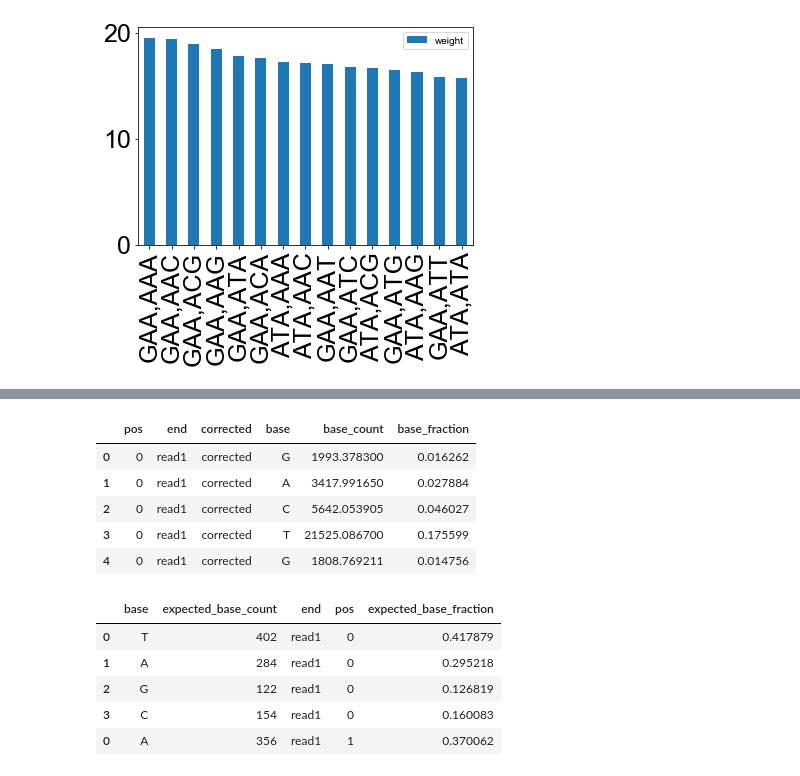
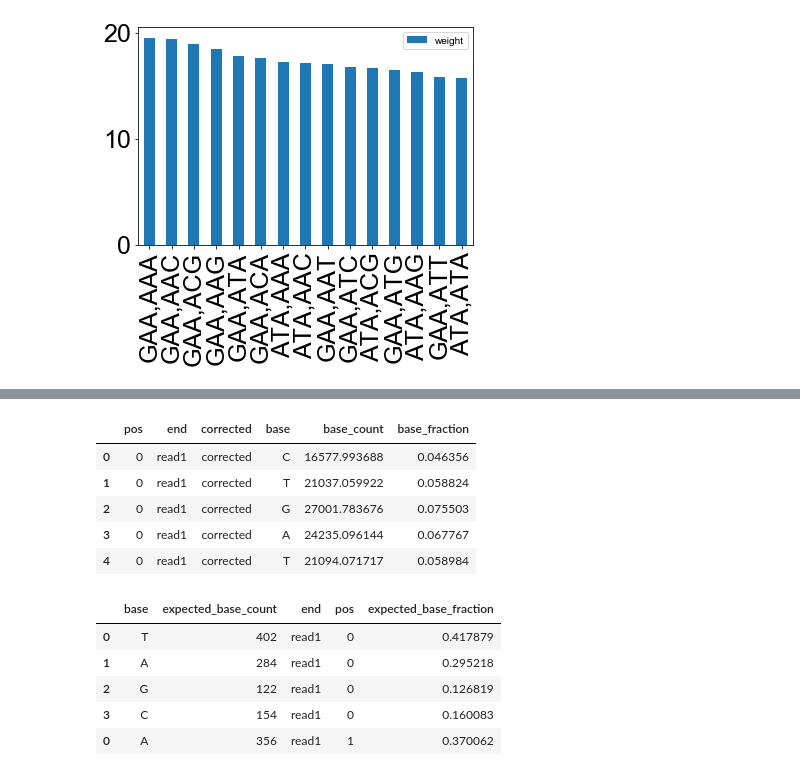
Before and after one commit to wckdouglas/tgirt_smRNA, a Jupyter notebook: scripts/reweighted_reads.ipynb, the cells around one changed output, grey strips where cells are left out. Drawn from its saved outputs; the diff is of its cells as text; code cells hidden in the pictures.

```diff
--- a/scripts/reweighted_reads.ipynb
+++ b/scripts/reweighted_reads.ipynb
@@ -63,7 +63,9 @@ pd.DataFrame().from_dict(weights, orient='index', columns=['weight']) \
 <matplotlib.axes._subplots.AxesSubplot at 0x...>
 [figure]
 # %%
-df = pd.read_feather('/stor/work/Lambowitz/cdw2854/miRNA/new_NTT/MiR/mir_count.feather')
+NTA = '.no_NTA'
+#NTA=''
+df = pd.read_feather('/stor/work/Lambowitz/cdw2854/miRNA/new_NTT/MiR/mir_count{NTA}.feather'.format(NTA=NTA))
 df.head()
 # %% [output]
 |  | mir | MTT1_corrected | MTT1_filter | MTT2_corrected | MTT2_filter | MTT3_corrected | MTT3_filter | ... |
@@ -141,29 +150,29 @@ fig.savefig('../figures/reweighted_rmse.pdf', bbox_inches='tight')
 # %%
-nuc_df = pd.read_feather('/stor/work/Lambowitz/cdw2854/miRNA/new_NTT/MiR/nuc_count.feather') \
+nuc_df = pd.read_feather('/stor/work/Lambowitz/cdw2854/miRNA/new_NTT/MiR/nuc_count{NTA}.feather'.format(NTA=NTA)) \
     .set_index('pos')\
     .pipe(lambda d: d[d.samplename.str.contains('^NTT[0-9]+')])\
     .assign(corrected = lambda d: np.where(d.samplename.str.contains('corrected'),
                                    'corrected',
                                    'uncorrected'))\
     .assign(samplename = lambda d: d.samplename.str.extract('^([A-Z]+[0-9]+)_'))\
     .pipe(dd.from_pandas, npartitions=24)\
     .groupby(['pos','end','corrected'])\
     .apply(lambda d: d\
                .assign(base_fraction = lambda d: d.base_count/d.base_count.sum())\
                .filter(regex='base'),
           meta = {'base':'f8', 'base_count':'f8', 'base_fraction':'f8'}) \
     .compute()
 nuc_df.index = nuc_df.index.droplevel(-1)
 nuc_df = nuc_df\
     .reset_index()
 nuc_df.head()
 # %% [output]
 |  | pos | end | corrected | base | base_count | base_fraction |
-| 0 | 0 | read1 | corrected | G | 1993.378300 | 0.016262 |
-| 1 | 0 | read1 | corrected | A | 3417.991650 | 0.027884 |
-| 2 | 0 | read1 | corrected | C | 5642.053905 | 0.046027 |
-| 3 | 0 | read1 | corrected | T | 21525.086700 | 0.175599 |
-| 4 | 0 | read1 | corrected | G | 1808.769211 | 0.014756 |
+| 0 | 0 | read1 | corrected | C | 16577.993688 | 0.046356 |
+| 1 | 0 | read1 | corrected | T | 21037.059922 | 0.058824 |
+| 2 | 0 | read1 | corrected | G | 27001.783676 | 0.075503 |
+| 3 | 0 | read1 | corrected | A | 24235.096144 | 0.067767 |
+| 4 | 0 | read1 | corrected | T | 21094.071717 | 0.058984 |
 # %%
 expected_nuc().head()
 # %% [output]
```
Also changed, not shown: parts of 7 cells of this notebook, 1 other file.
